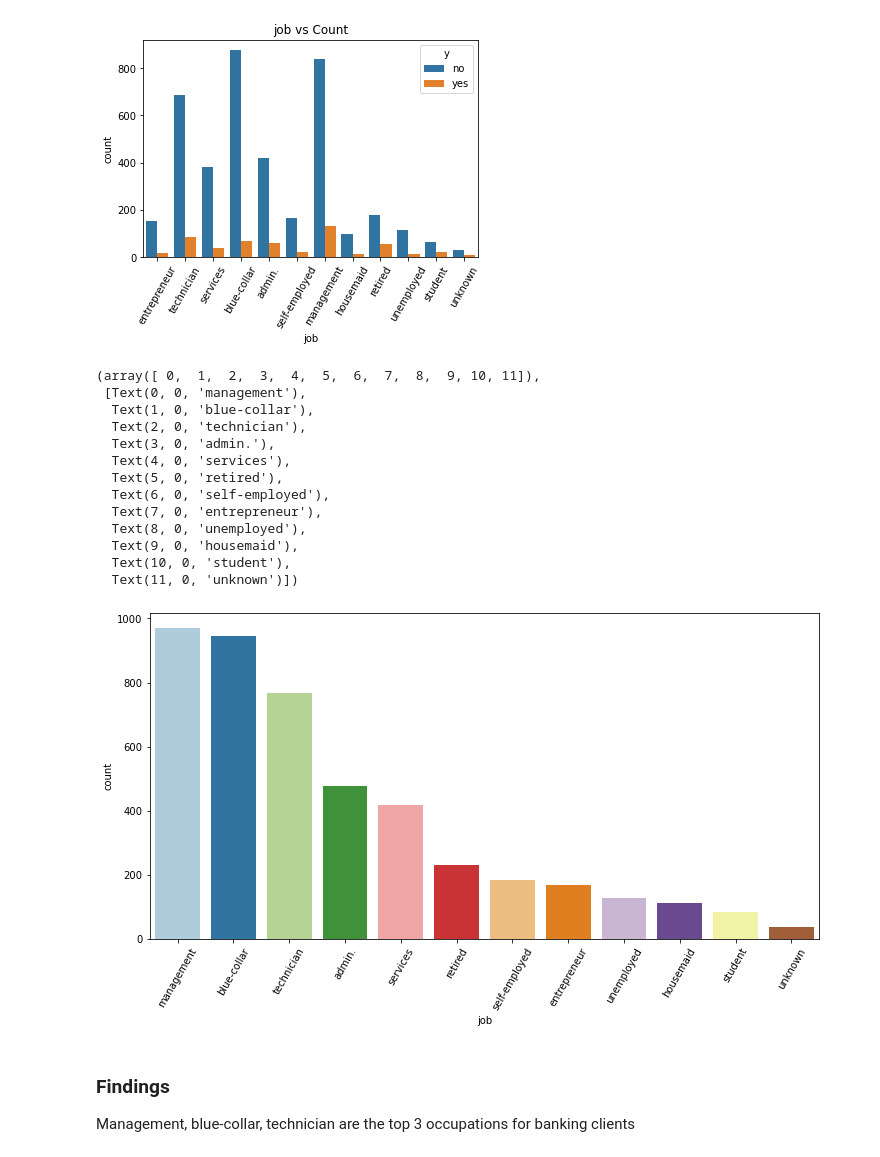
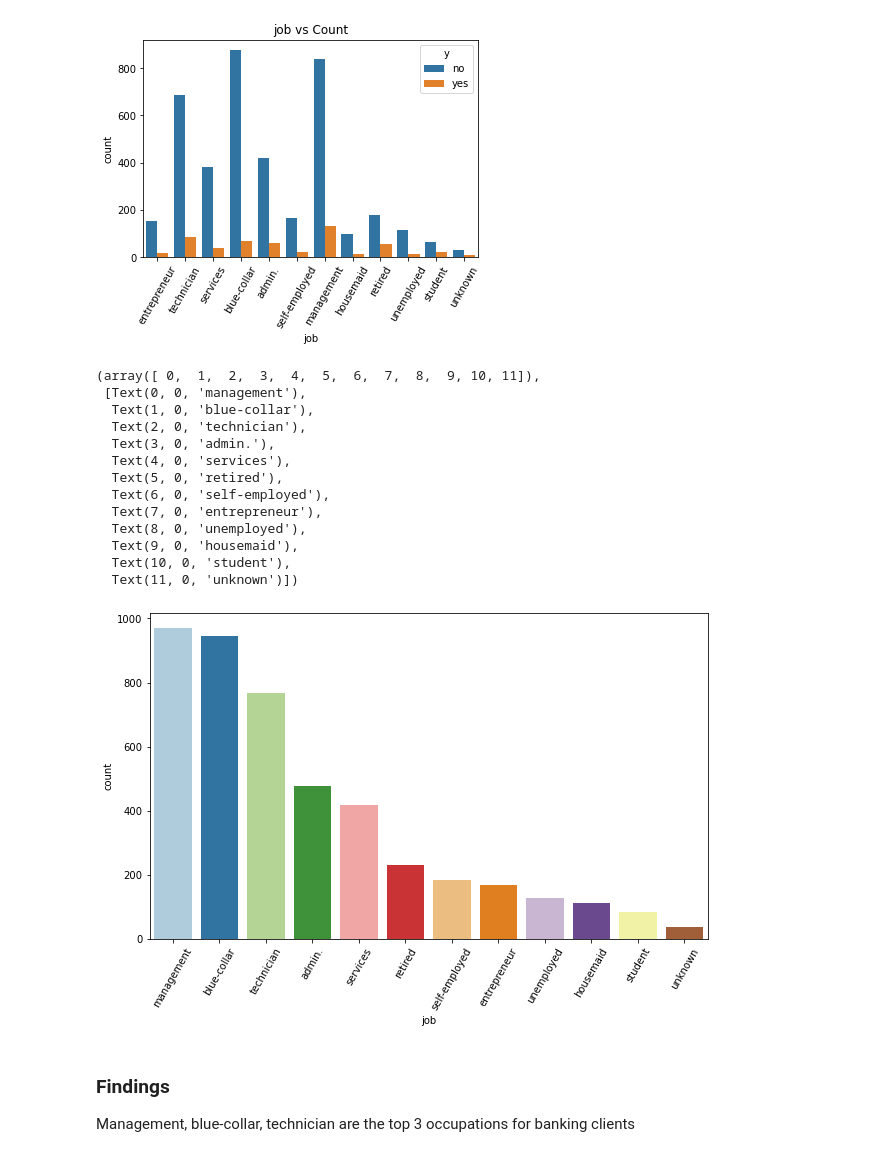
Before and after one commit to patrickamwayi/banking-dataset-analysis, a Jupyter notebook: banking_dataset_analysis.ipynb, the cells around one changed output. Saved outputs shown, nothing was run; the diff lists cells and outputs as text; code cells hidden in the pictures.

```diff
--- a/banking_dataset_analysis.ipynb
+++ b/banking_dataset_analysis.ipynb
@@ -202,26 +202,26 @@ plt.xticks(rotation=60)
 [figure]
 # %%
 # Visualization of occupation in a discending order
-plt.figure(figsize=(12,6))
+plt.figure(figsize=(10,6))
 sns.countplot(x = 'job',
               data = df,
               order = df['job'].value_counts().index, palette=sns.color_palette('Paired'))
 plt.xticks(rotation=60)
 # %% [output]
 (array([ 0,  1,  2,  3,  4,  5,  6,  7,  8,  9, 10, 11]),
  [Text(0, 0, 'management'),
   Text(1, 0, 'blue-collar'),
   Text(2, 0, 'technician'),
   Text(3, 0, 'admin.'),
   Text(4, 0, 'services'),
   Text(5, 0, 'retired'),
   Text(6, 0, 'self-employed'),
   Text(7, 0, 'entrepreneur'),
   Text(8, 0, 'unemployed'),
   Text(9, 0, 'housemaid'),
   Text(10, 0, 'student'),
   Text(11, 0, 'unknown')])
-[figure, old version]
+[figure, new version]
 # %% [markdown]
 ### Findings
 Management, blue-collar, technician are the top 3 occupations for banking clients
```
Also changed, not shown: parts of 8 cells of this notebook.
